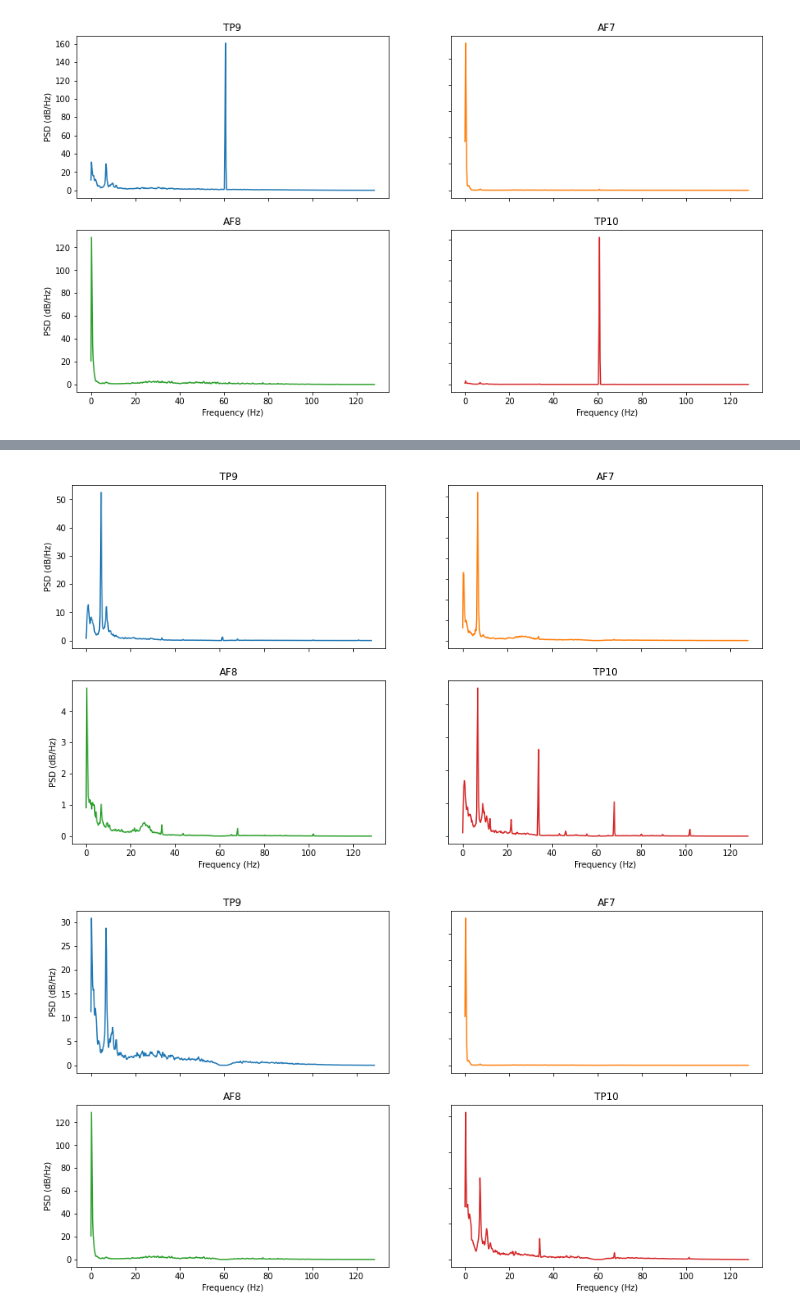
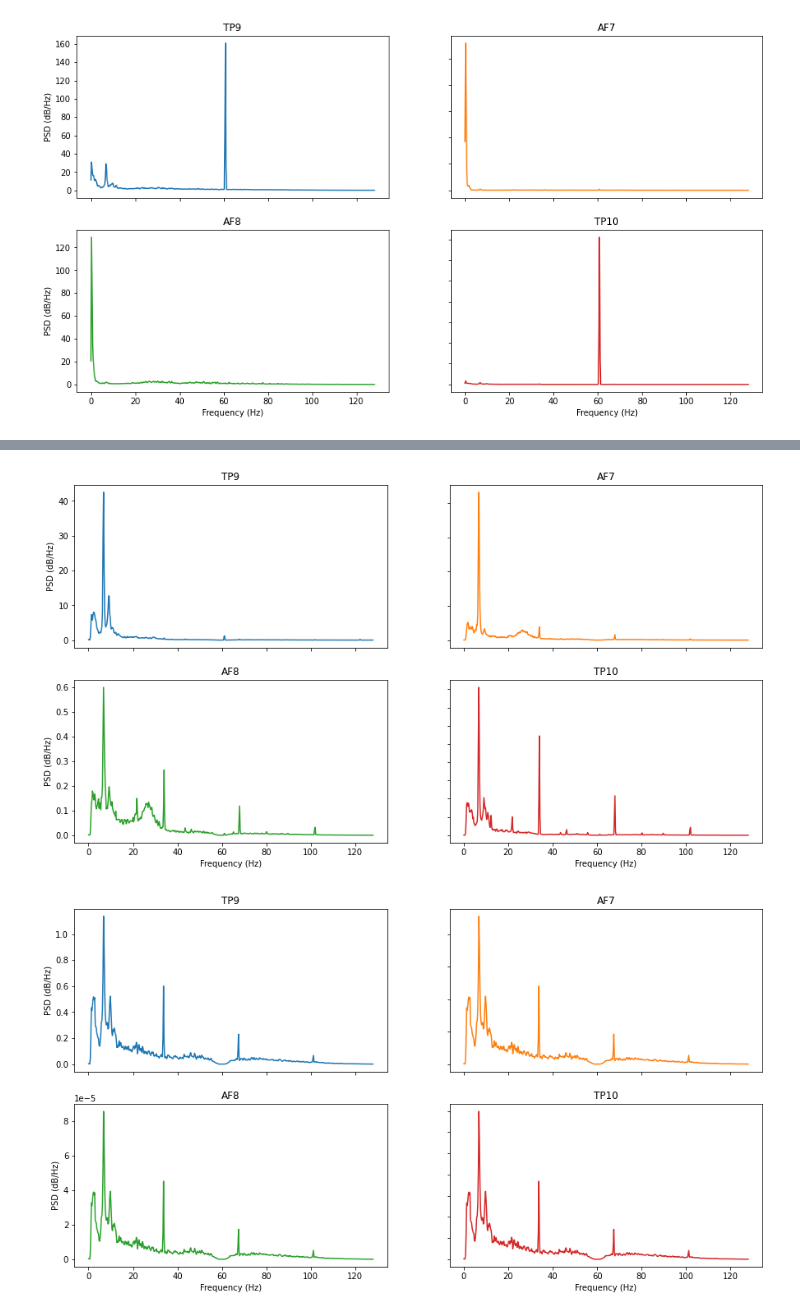
Before and after one commit to iggy96/eegMusicTherapy, a Jupyter notebook: singleRun_v1.0.ipynb, the cells around one changed output, grey strips where cells are left out. Saved outputs shown, nothing was run; the diff lists cells and outputs as text; code cells hidden in the pictures.

```diff
--- a/singleRun_v1.0.ipynb
+++ b/singleRun_v1.0.ipynb
@@ -80,3 +80,8 @@ psdPlots(MT12,cfg.fs,cfg.channels)
 [figure]
 [figure]
 [figure]
+# %%
+ica_MT11 = ica(MT11,cfg.fs)
+ica_MT12 = ica(MT12,cfg.fs)
+psdPlots(ica_MT11,cfg.fs,cfg.channels)
+psdPlots(ica_MT12,cfg.fs,cfg.channels)
@@ -83,12 +91,12 @@ psdPlots(MT12,cfg.fs,cfg.channels)
 # %%
 filtering = filters()
-noc_MT11 = filtering.notch(MT11,cfg.line,cfg.fs,5)
-noc_MT12 = filtering.notch(MT12,cfg.line,cfg.fs,5)
+noc_MT11 = filtering.notch(ica_MT11,cfg.line,cfg.fs,5)
+noc_MT12 = filtering.notch(ica_MT12,cfg.line,cfg.fs,5)
 psdPlots(noc_MT11,cfg.fs,cfg.channels)
 psdPlots(noc_MT12,cfg.fs,cfg.channels)
 # %% [output]
-[figure, old version]
+[figure, new version]
-[figure, old version]
+[figure, new version]
 # %%
 bandpass_MT11 = filtering.butterBandPass(noc_MT11,cfg.lowcut,cfg.highcut,cfg.fs,)
 bandpass_MT12 = filtering.butterBandPass(noc_MT12,cfg.lowcut,cfg.highcut,cfg.fs,)
```
Also changed, not shown: parts of 3 cells of this notebook.
